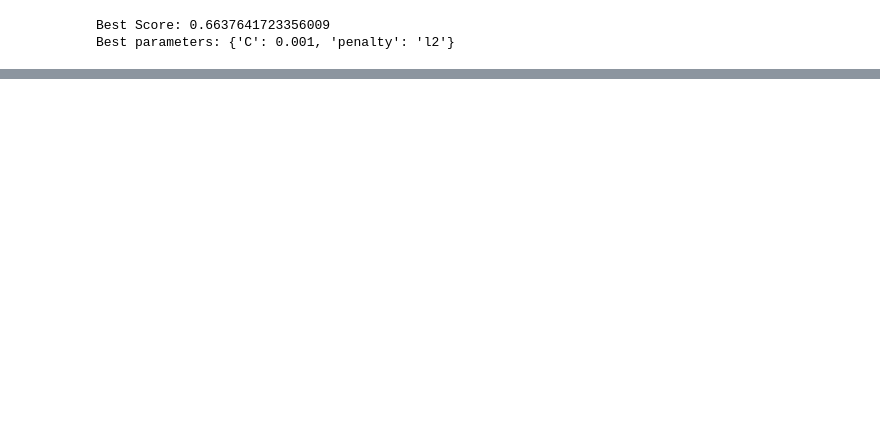
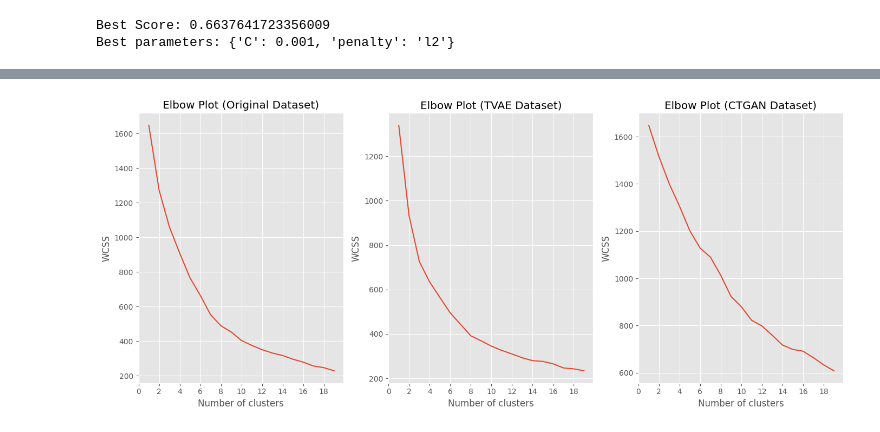
Before and after one commit to Pramod-dataenthusiast/PPA, a Jupyter notebook: PPA.ipynb, the cells around one changed output, grey strips where cells are left out. Drawn from its saved outputs; the diff is of its cells as text; code cells hidden in the pictures; blank space fills up the shorter version.

```diff
--- a/PPA.ipynb
+++ b/PPA.ipynb
@@ -683,3 +677,17 @@ AUC-ROC: 0.59
 from scipy import stats
 from sklearn.cluster import KMeans
 import seaborn as sns
+# %%
+original=train.iloc[:,1:19]
+tvae=train_tvae.iloc[:,1:19]
+ctgan=train_ctgan.iloc[:,1:19]
+# %%
+scaler_1 = StandardScaler()
+scaler_1.fit(original)
+original_scaled=scaler_1.transform(original)
+scaler_2 = StandardScaler()
+scaler_2.fit(tvae)
+tvae_scaled=scaler_2.transform(tvae)
+scaler_3 = StandardScaler()
+scaler_3.fit(ctgan)
+ctgan_scaled=scaler_3.transform(ctgan)
@@ -685,0 +716,29 @@ import seaborn as sns
+# %%
+plt.figure(figsize=[14, 6])
+plt.style.use('ggplot')  # Using a different built-in style
+# Plot 1
+plt.subplot(131)
+plt.plot(range(1, 20), wcss_original)
+plt.title('Elbow Plot (Original Dataset)')
+plt.xticks(np.arange(0, 20, 2))
+plt.xlabel('Number of clusters')
+plt.ylabel('WCSS')
+# Plot 2
+plt.subplot(132)
+plt.plot(range(1, 20), wcss_tvae)
+plt.title('Elbow Plot (TVAE Dataset)')
+plt.xticks(np.arange(0, 20, 2))
+plt.xlabel('Number of clusters')
+plt.ylabel('WCSS')
+# Plot 3
+plt.subplot(133)
+plt.plot(range(1, 20), wcss_ctgan)
+plt.title('Elbow Plot (CTGAN Dataset)')
+plt.xticks(np.arange(0, 20, 2))
+plt.xlabel('Number of clusters')
+plt.ylabel('WCSS')
+# Layout of plots
+plt.tight_layout()
+plt.show()
+# %% [output]
+[figure, added]
```
Also changed, not shown: parts of 37 cells of this notebook.
